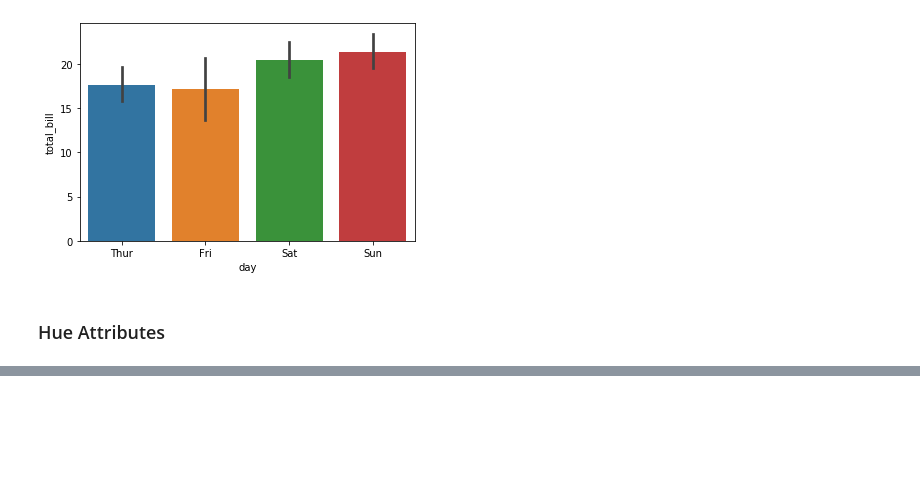
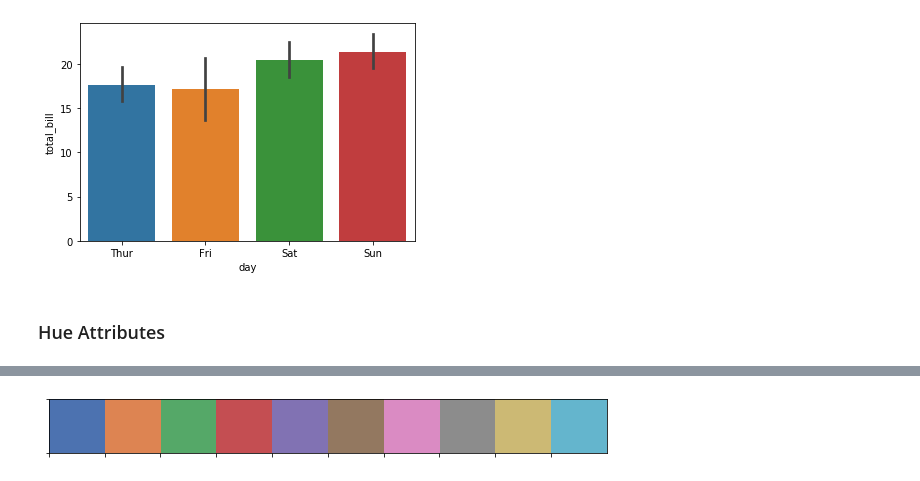
Before and after one commit to vishaldubey180/Seaborn, a Jupyter notebook: 2_Seaborn/Bar Plots in Seaborn.ipynb, the cells around one changed output, grey strips where cells are left out. Drawn from its saved outputs; the diff is of its cells as text; code cells hidden in the pictures; blank space fills up the shorter version.

```diff
--- a/2_Seaborn/Bar Plots in Seaborn.ipynb
+++ b/2_Seaborn/Bar Plots in Seaborn.ipynb
@@ -77,0 +106,4 @@ sns.barplot(x = 'day', y = 'total_bill', data=tips)
+# %%
+sns.palplot(sns.color_palette('deep', 10))
+# %% [output]
+[figure, added]
```
Also changed, not shown: parts of 21 cells of this notebook, 1 other file.
